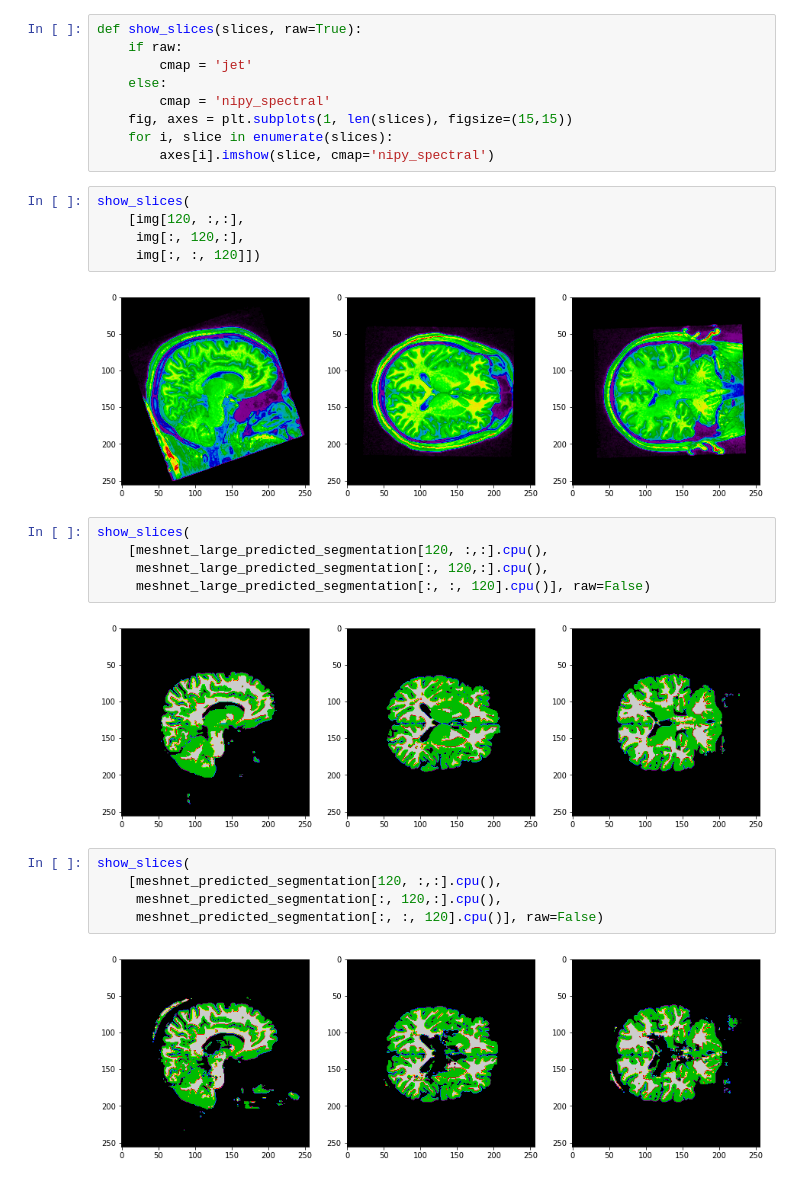
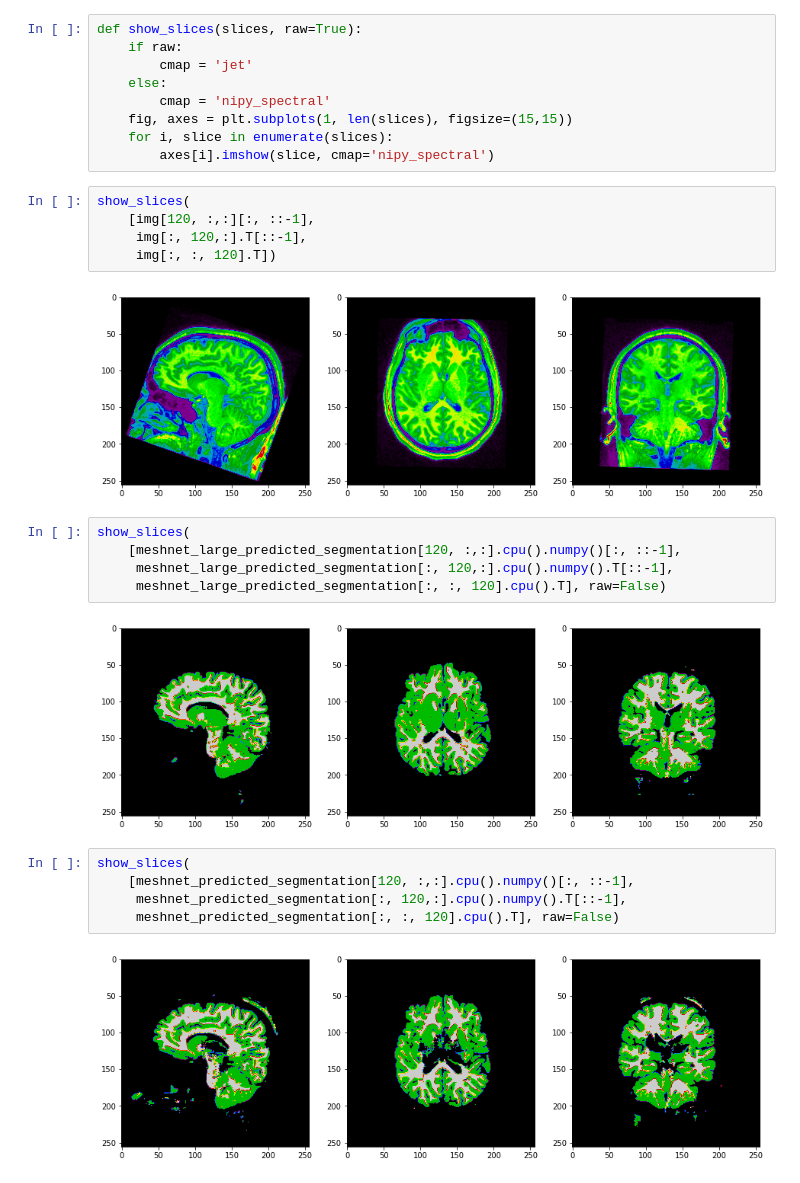
Before and after one commit to catalyst-team/neuro, a Jupyter notebook: GMWM_Prediction_and_Visualization.ipynb, the cells around one changed output. Saved outputs shown, nothing was run; the diff lists cells and outputs as text.

```diff
--- a/GMWM_Prediction_and_Visualization.ipynb
+++ b/GMWM_Prediction_and_Visualization.ipynb
@@ -139,24 +162,24 @@ def show_slices(slices, raw=True):
         axes[i].imshow(slice, cmap='nipy_spectral')
 # %%
 show_slices(
-    [img[120, :,:],
-     img[:, 120,:],
-     img[:, :, 120]])
+    [img[120, :,:][:, ::-1],
+     img[:, 120,:].T[::-1],
+     img[:, :, 120].T])
 # %% [output]
-[figure, old version]
+[figure, new version]
 # %%
 show_slices(
-    [meshnet_large_predicted_segmentation[120, :,:].cpu(),
-     meshnet_large_predicted_segmentation[:, 120,:].cpu(),
-     meshnet_large_predicted_segmentation[:, :, 120].cpu()], raw=False)
+    [meshnet_large_predicted_segmentation[120, :,:].cpu().numpy()[:, ::-1],
+     meshnet_large_predicted_segmentation[:, 120,:].cpu().numpy().T[::-1],
+     meshnet_large_predicted_segmentation[:, :, 120].cpu().T], raw=False)
 # %% [output]
-[figure, old version]
+[figure, new version]
 # %%
 show_slices(
-    [meshnet_predicted_segmentation[120, :,:].cpu(),
-     meshnet_predicted_segmentation[:, 120,:].cpu(),
-     meshnet_predicted_segmentation[:, :, 120].cpu()], raw=False)
+    [meshnet_predicted_segmentation[120, :,:].cpu().numpy()[:, ::-1],
+     meshnet_predicted_segmentation[:, 120,:].cpu().numpy().T[::-1],
+     meshnet_predicted_segmentation[:, :, 120].cpu().T], raw=False)
 # %% [output]
-[figure, old version]
+[figure, new version]
 # %%
 show_slices(
```
Also changed, not shown: parts of 9 cells of this notebook.
